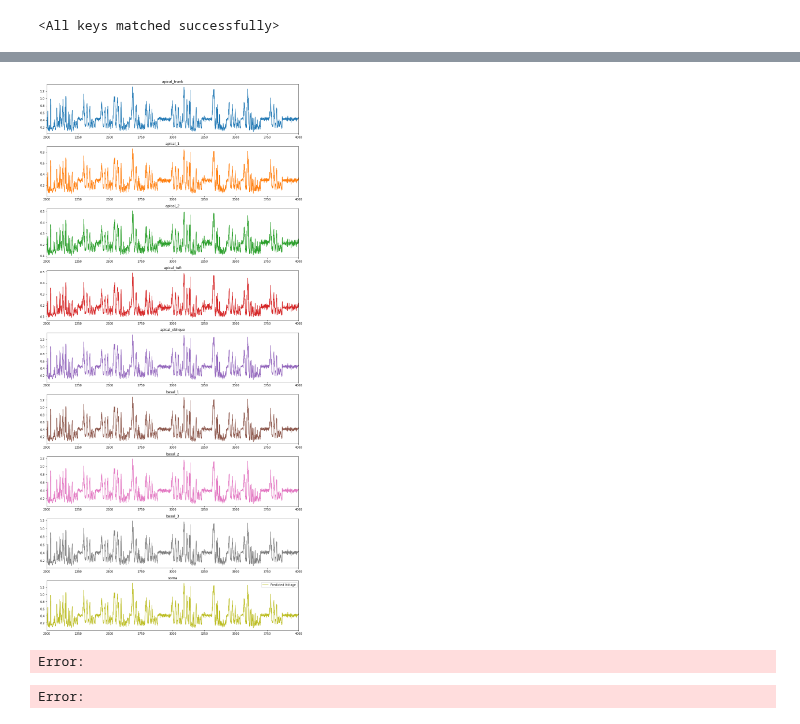
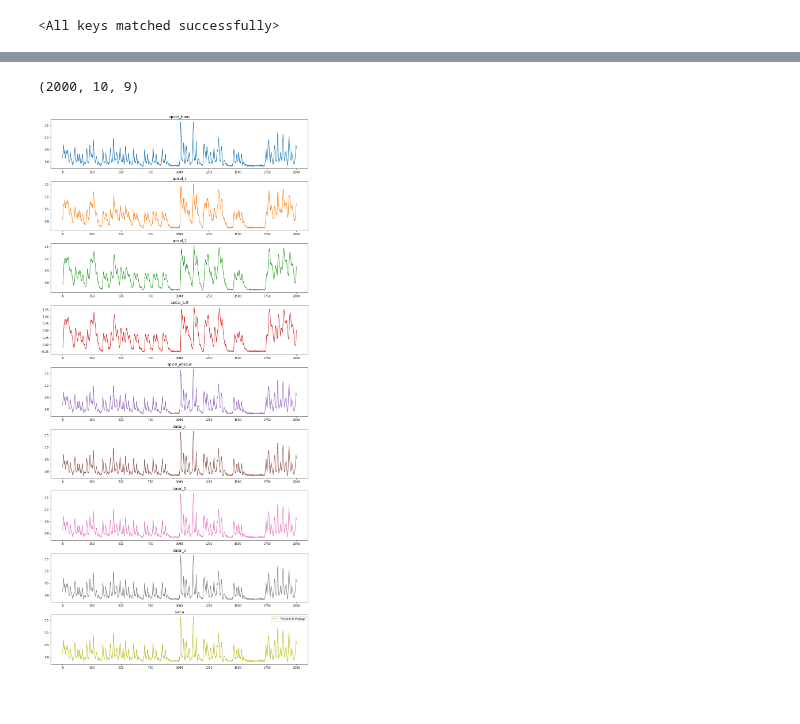
Before and after one commit to ntolley/bayesian_surrogates, a Jupyter notebook: surrogate_network.ipynb, the cells around one changed output, grey strips where cells are left out. Drawn from its saved outputs; the diff is of its cells as text; code cells hidden in the pictures.

Commit message:
Reasonable artificial spike train activations

```diff
--- a/surrogate_network.ipynb
+++ b/surrogate_network.ipynb
@@ -63,7 +72,7 @@ training_set = utils.CellType_Dataset(net_train, cell_type=dataset_cell_type, wi
 # %%
 #LSTM/GRU architecture for decoding
 class model_lstm(nn.Module):
-    def __init__(self, input_size, output_size, hidden_dim=64, n_layers=5, dropout=0.1, device='cuda:0', bidirectional=False):
+    def __init__(self, input_size, output_size, hidden_dim=64, n_layers=3, dropout=0.1, device='cuda:0', bidirectional=False):
         super(model_lstm, self).__init__()
 
         #multiplier based on bidirectional parameter
@@ -82,10 +91,10 @@ class model_lstm(nn.Module):
 
         #Defining the layers
         self.cnn = nn.Sequential(
-            nn.Conv1d(in_channels=input_size, out_channels=input_size, kernel_size=100, padding=1),
-            nn.ReLU(),
-            # nn.Conv1d(in_channels=input_size, out_channels=input_size, kernel_size=100, padding=1),
-            # nn.ReLU(),
+            nn.Conv1d(in_channels=input_size, out_channels=input_size, kernel_size=50, padding=1),
+            nn.Tanh(),
+            # nn.Conv1d(in_channels=input_size, out_channels=input_size, kernel_size=50, padding=25),
+            # nn.Tanh(),
 
         )
 
@@ -95,7 +104,14 @@ class model_lstm(nn.Module):
         # Fully connected layer
         # self.fc = nn.Linear(input_size, output_size).to(self.device)
 
-        self.fc = nn.Linear(hidden_dim*num_directions, output_size).to(self.device)
+        self.fc = nn.Sequential(
+            nn.Tanh(),
+            nn.Linear(hidden_dim*num_directions, self.hidden_dim),
+            nn.Tanh(),
+            nn.Linear(self.hidden_dim, self.hidden_dim),
+            nn.Linear(self.hidden_dim, self.output_size)
+
+        )
 
     def forward(self, x):
         batch_size = x.size(0)
@@ -151,14 +174,15 @@ def get_drive_indices(drive_name, receptor, training_set, net):
     return syn_indices
 # %%
 n_L5Pyr = 1000
-n_samples = 10_000
+n_samples = 5000
 input_spikes = np.zeros((n_L5Pyr, n_samples, len(training_set.isec_names)))
 
 prox_indices = get_drive_indices('proximal', 'ampa', training_set, net_train)
-prox_time_indices = np.random.choice(list(range(n_samples)), size=n_samples // 100, replace=False)
+prox_time_indices = np.random.choice(list(range(n_samples)), size=n_samples // 50, replace=False)
 prox_time_indices.sort()
 
 for isec_idx in prox_indices:
-    input_spikes[0, prox_time_indices, isec_idx] = 4
+    input_spikes[0, prox_time_indices, isec_idx] = 3
+    input_spikes[1, prox_time_indices, isec_idx] = 10
 # %%
 plt.figure(figsize=(10, 5))
@@ -169,7 +193,7 @@ plt.imshow(input_spikes[0,:,:].T, aspect='auto', cmap='gray_r', vmin=0, vmax=0.1
 # %%
 pred_y = list()
-for time_idx in range(9000):
-    batch_x = torch.tensor(input_spikes[0:1, time_idx:time_idx+100, :]).float().to(device)
+for time_idx in range(4000):
+    batch_x = torch.tensor(input_spikes[:, time_idx:time_idx+100, :]).float().to(device)
     out = L5pyr_model(batch_x)
     pred_y.append(out.cpu().detach().numpy()[:,-1,:])
 
@@ -195,21 +206,18 @@ array([[0.95158726, 0.6209239 , 0.3713357 , ..., 0.8557142 , 0.8695413 ,
+# %%
+pred_y.shape
+# %% [output]
+(2000, 10, 9)
 # %%
 output_size = len(training_set.vsec_names)
 plt.figure(figsize=(13, 3 * output_size))
 
 for idx in range(output_size):
     plt.subplot(output_size, 1, idx+1)
-    plt.plot(pred_y[:, idx], color=f'C{idx}', label='Predicted Voltage')
-    plt.xlim(2000, 4000)
+    plt.plot(pred_y[:, 0, idx], color=f'C{idx}', label='Predicted Voltage')
+    # plt.xlim(2000, 4000)
     plt.title(training_set.vsec_names[idx])
     # plt.ylim(-0.5,1.8)
 plt.legend()
 plt.tight_layout()
 # %% [output]
-[figure, old version]
+[figure, new version]
-# %%
-weights = training_set[:][0].detach().cpu().numpy().flatten()
-weights.sort()
-plot(weights)
-# %% [output]
-Error:
-Error:
```
Also changed, not shown: parts of 10 cells of this notebook, 2 other files.
